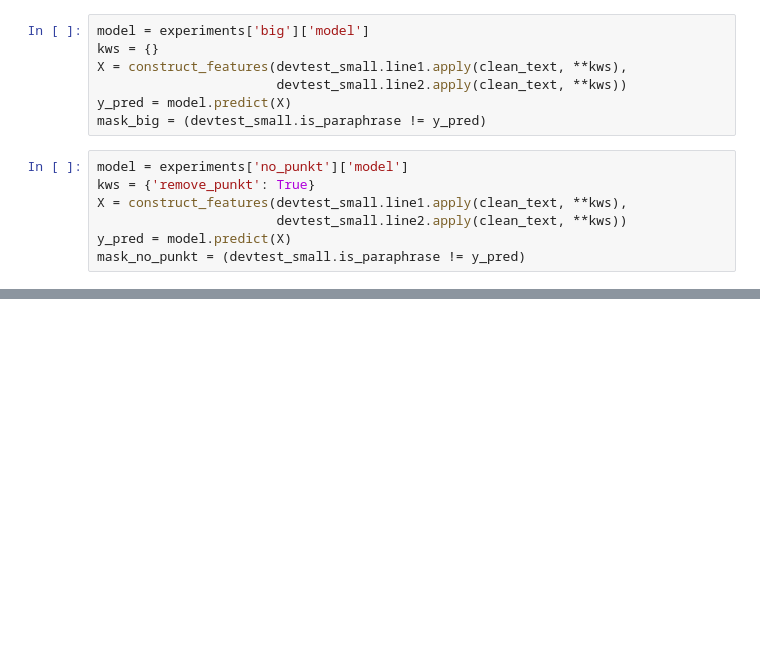
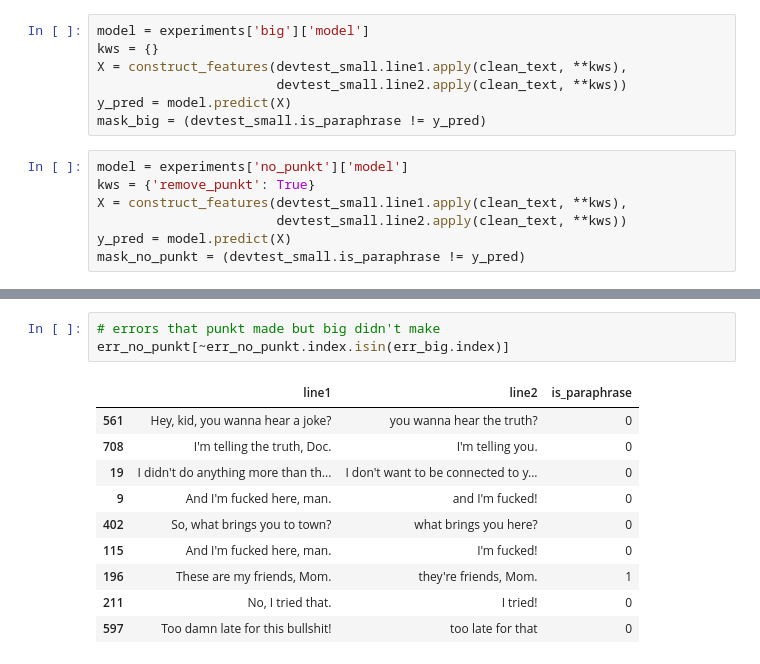
Before and after one commit to RuolinZheng08/ttic31190-natural-language-processing, a Jupyter notebook: hw4/mlp-results-analysis.ipynb, the cells around one changed output, grey strips where cells are left out. Saved outputs shown, nothing was run; the diff lists cells and outputs as text; blank space fills up the shorter version.

```diff
--- a/hw4/mlp-results-analysis.ipynb
+++ b/hw4/mlp-results-analysis.ipynb
@@ -305,0 +325,14 @@ err_big[~err_big.index.isin(err_no_punkt.index)]
+# %%
+# errors that punkt made but big didn't make
+err_no_punkt[~err_no_punkt.index.isin(err_big.index)]
+# %% [output]
+|  | line1 | line2 | is_paraphrase |
+| 561 | Hey, kid, you wanna hear a joke? | you wanna hear the truth? | 0 |
+| 708 | I'm telling the truth, Doc. | I'm telling you. | 0 |
+| 19 | I didn't do anything more than th... | I don't want to be connected to y... | 0 |
+| 9 | And I'm fucked here, man. | and I'm fucked! | 0 |
+| 402 | So, what brings you to town? | what brings you here? | 0 |
+| 115 | And I'm fucked here, man. | I'm fucked! | 0 |
+| 196 | These are my friends, Mom. | they're friends, Mom. | 1 |
+| 211 | No, I tried that. | I tried! | 0 |
+| 597 | Too damn late for this bullshit! | too late for that | 0 |
```
Also changed, not shown: parts of 7 cells of this notebook, 1 other file.
